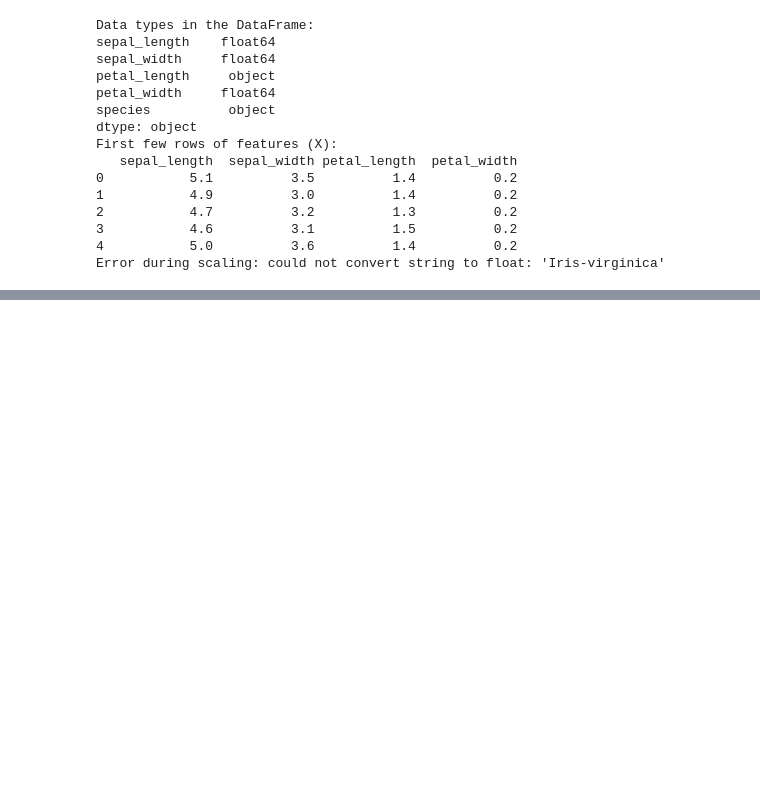
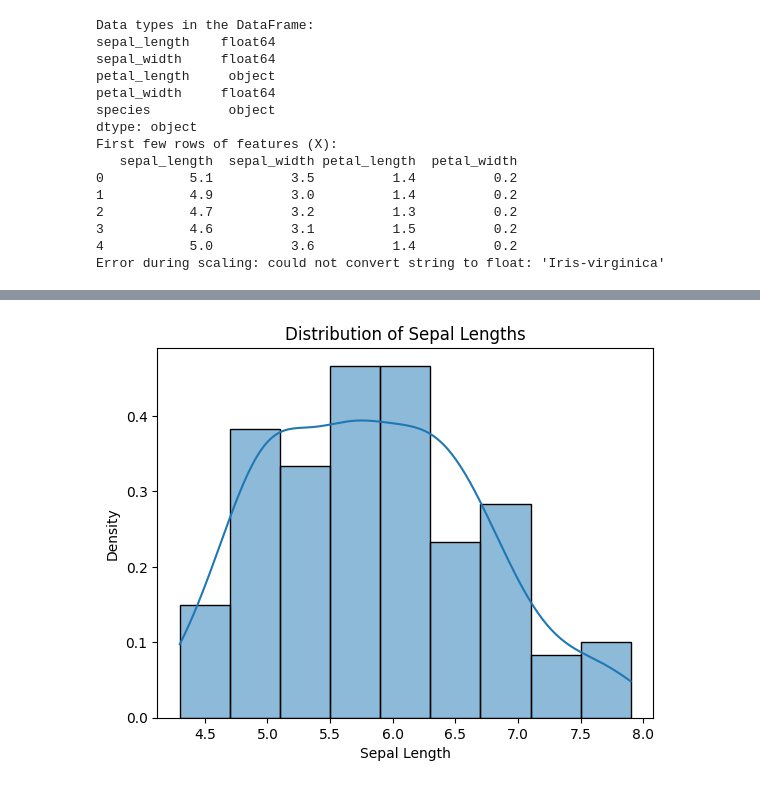
Before and after one commit to insightcivic/irisdataset, a Jupyter notebook: Irisdataset_week2.ipynb, the cells around one changed output, grey strips where cells are left out. Cells and saved outputs as stored; diff of their text form; code cells hidden in the pictures; blank space fills up the shorter version.

```diff
--- a/Irisdataset_week2.ipynb
+++ b/Irisdataset_week2.ipynb
@@ -345,0 +371,15 @@ Error during scaling: could not convert string to float: 'Iris-virginica'
+# %%
+import seaborn as sns
+import matplotlib.pyplot as plt
+
+# Load the Iris dataset
+iris = sns.load_dataset('iris')
+
+# Plot the distribution of sepal lengths using histplot
+sns.histplot(data=iris, x='sepal_length', stat='density', kde=True)
+plt.xlabel('Sepal Length')
+plt.ylabel('Density')
+plt.title('Distribution of Sepal Lengths')
+plt.show()
+# %% [output]
+[figure, added]
```
Also changed, not shown: parts of 3 cells of this notebook, 6 other files.
